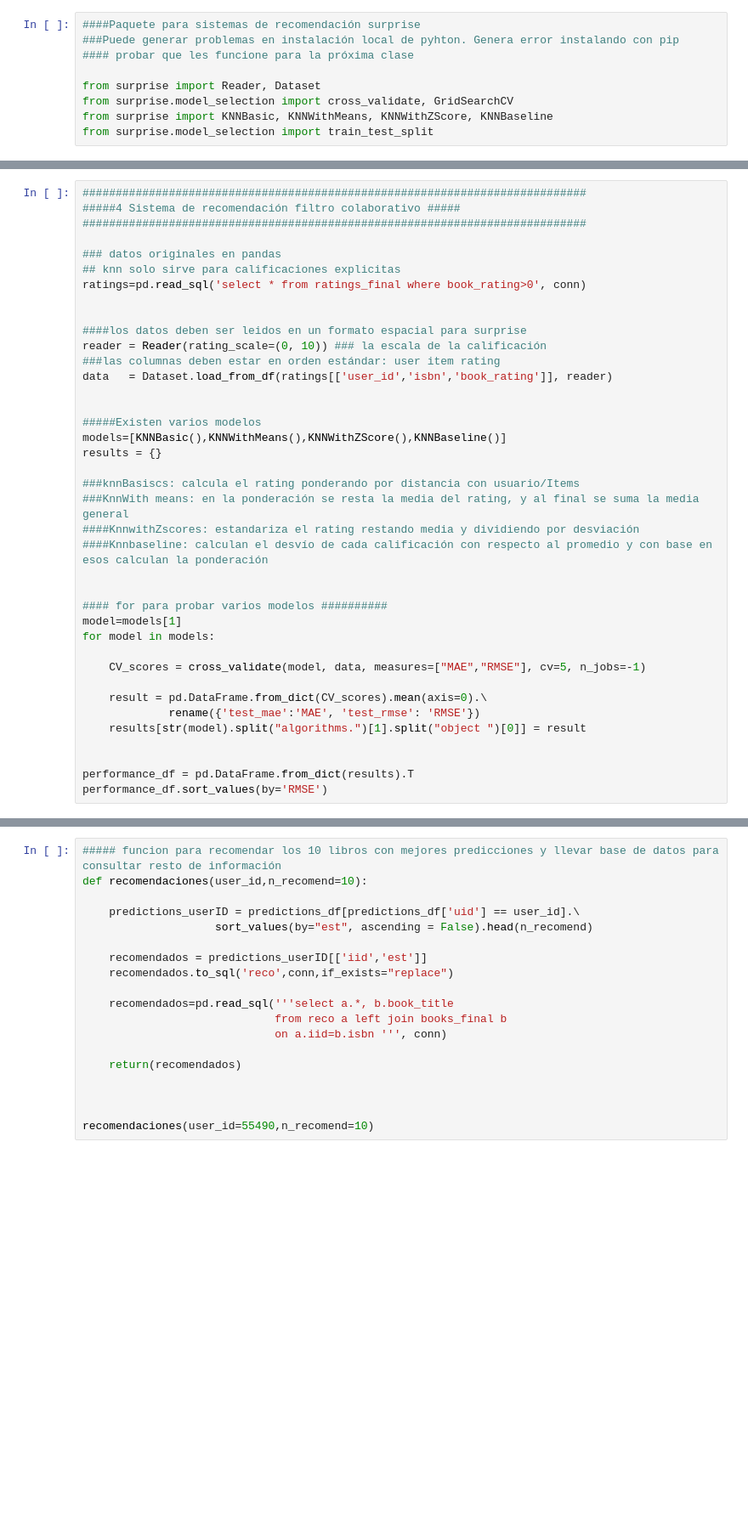
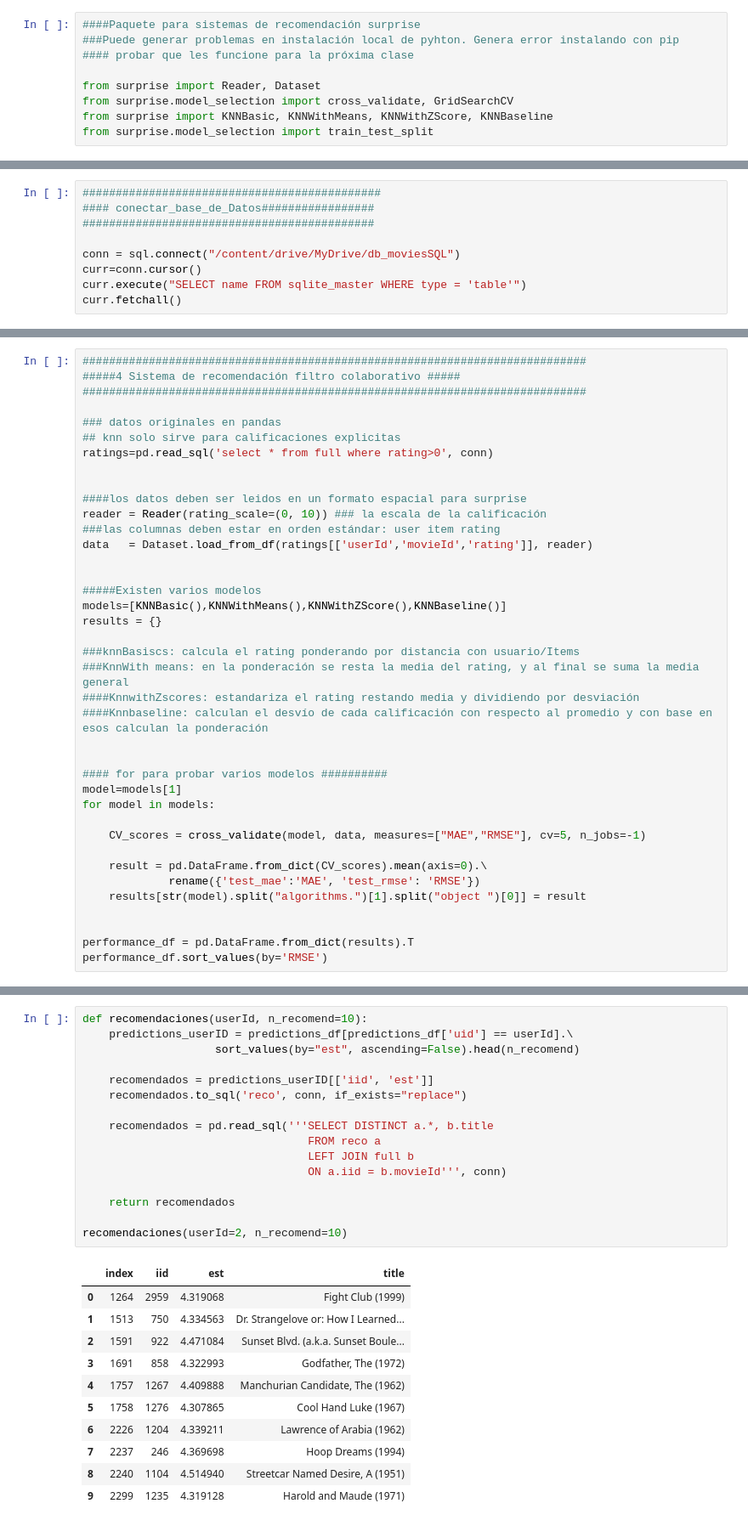
Before and after one commit to AleAguirreM/Analitica3AA, a Jupyter notebook: d_modelos2.ipynb, the cells around one changed output, grey strips where cells are left out. Shown: that part at 85% size. Saved outputs shown, nothing was run; the diff lists cells and outputs as text; blank space fills up the shorter version.

Commit message:
Se modifican los modelos y se dejan funcionando

```diff
--- a/d_modelos2.ipynb
+++ b/d_modelos2.ipynb
@@ -29,0 +36,9 @@ pd.read_sql("select isbn, count(*) cnt from book_ratings group by isbn order by
+# %%
+#############################################
+#### conectar_base_de_Datos#################
+############################################
+
+conn = sql.connect("/content/drive/MyDrive/db_moviesSQL")
+curr=conn.cursor()
+curr.execute("SELECT name FROM sqlite_master WHERE type = 'table'")
+curr.fetchall()
@@ -95,13 +121,13 @@ print(interact(recomendar))
 
 ### datos originales en pandas
 ## knn solo sirve para calificaciones explicitas
-ratings=pd.read_sql('select * from ratings_final where book_rating>0', conn)
+ratings=pd.read_sql('select * from full where rating>0', conn)
 
 
 ####los datos deben ser leidos en un formato espacial para surprise
 reader = Reader(rating_scale=(0, 10)) ### la escala de la calificación
 ###las columnas deben estar en orden estándar: user item rating
-data   = Dataset.load_from_df(ratings[['user_id','isbn','book_rating']], reader)
+data   = Dataset.load_from_df(ratings[['userId','movieId','rating']], reader)
 
 
 #####Existen varios modelos
@@ -175,19 +223,28 @@ predictions_df.sort_values(by='est',ascending=False)
 # %%
-##### funcion para recomendar los 10 libros con mejores predicciones y llevar base de datos para consultar resto de información
-def recomendaciones(user_id,n_recomend=10):
+def recomendaciones(userId, n_recomend=10):
+    predictions_userID = predictions_df[predictions_df['uid'] == userId].\
+                    sort_values(by="est", ascending=False).head(n_recomend)
 
-    predictions_userID = predictions_df[predictions_df['uid'] == user_id].\
-                    sort_values(by="est", ascending = False).head(n_recomend)
+    recomendados = predictions_userID[['iid', 'est']]
+    recomendados.to_sql('reco', conn, if_exists="replace")
 
-    recomendados = predictions_userID[['iid','est']]
-    recomendados.to_sql('reco',conn,if_exists="replace")
+    recomendados = pd.read_sql('''SELECT DISTINCT a.*, b.title
+                                  FROM reco a
+                                  LEFT JOIN full b
+                                  ON a.iid = b.movieId''', conn)
 
-    recomendados=pd.read_sql('''select a.*, b.book_title
-                             from reco a left join books_final b
-                             on a.iid=b.isbn ''', conn)
+    return recomendados
 
-    return(recomendados)
-
-
-
-recomendaciones(user_id=55490,n_recomend=10)
+recomendaciones(userId=2, n_recomend=10)
+# %% [output]
+|  | index | iid | est | title |
+| 0 | 1264 | 2959 | 4.319068 | Fight Club (1999) |
+| 1 | 1513 | 750 | 4.334563 | Dr. Strangelove or: How I Learned... |
+| 2 | 1591 | 922 | 4.471084 | Sunset Blvd. (a.k.a. Sunset Boule... |
+| 3 | 1691 | 858 | 4.322993 | Godfather, The (1972) |
+| 4 | 1757 | 1267 | 4.409888 | Manchurian Candidate, The (1962) |
+| 5 | 1758 | 1276 | 4.307865 | Cool Hand Luke (1967) |
+| 6 | 2226 | 1204 | 4.339211 | Lawrence of Arabia (1962) |
+| 7 | 2237 | 246 | 4.369698 | Hoop Dreams (1994) |
+| 8 | 2240 | 1104 | 4.514940 | Streetcar Named Desire, A (1951) |
+| 9 | 2299 | 1235 | 4.319128 | Harold and Maude (1971) |
```
Also changed, not shown: parts of 9 cells of this notebook.
